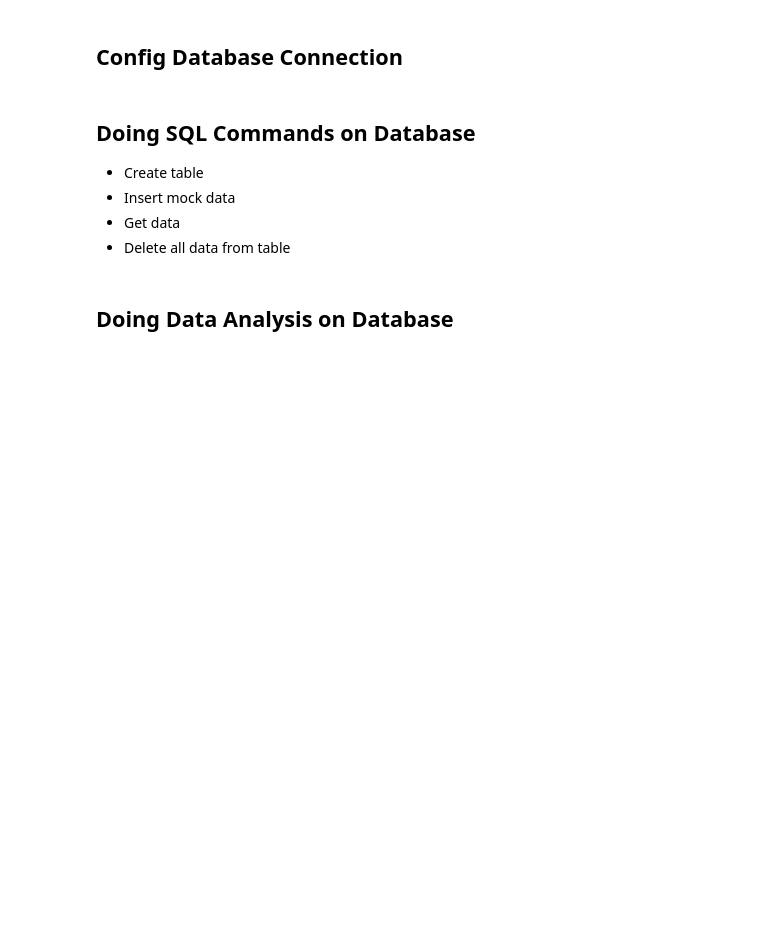
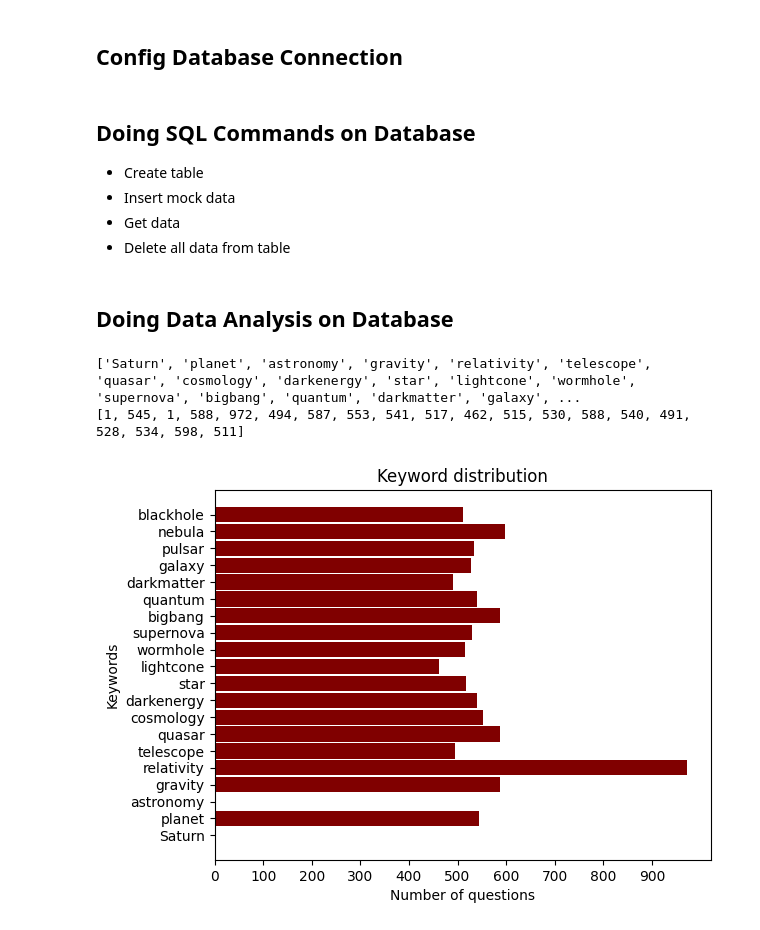
Before and after one commit to ball2004244/LogosDB-Analysis, a Jupyter notebook: test.ipynb, the cells around one changed output. Drawn from its saved outputs; the diff is of its cells as text; code cells hidden in the pictures; blank space fills up the shorter version.

Commit message:
Improved Visualize

```diff
--- a/test.ipynb
+++ b/test.ipynb
@@ -131,20 +131,26 @@ print(len(kw_dict))
 # %%
 # Visualize the distribution of the number of questions for each keyword
 import matplotlib.pyplot as plt
+import numpy as np
 
 kw_list = []
 for key in kw_dict.keys():
     kw_list.append(key)
 
 id_count = []
 for id_list in kw_dict.values():
     id_count.append(len(id_list))
 
 print(kw_list)
 print(id_count)
-plt.barh(id_count. kw_list, color = "maroon", width = 0.2)
-plt.xlabel('Keywords')
-plt.ylabel('Number of questions')
+plt.barh(kw_list, id_count, color = "maroon", height = 0.9)
+plt.xticks(np.arange(0, max(id_count)+1, 100))
+plt.xlabel('Number of questions')
+plt.ylabel('Keywords')
 plt.title('Keyword distribution')
 plt.savefig('keyword_distribution.png')
 plt.show()
+# %% [output]
+['Saturn', 'planet', 'astronomy', 'gravity', 'relativity', 'telescope', 'quasar', 'cosmology', 'darkenergy', 'star', 'lightcone', 'wormhole', 'supernova', 'bigbang', 'quantum', 'darkmatter', 'galaxy', ...
+[1, 545, 1, 588, 972, 494, 587, 553, 541, 517, 462, 515, 530, 588, 540, 491, 528, 534, 598, 511]
+[figure, added]
```
Also changed, not shown: parts of 2 cells of this notebook, 1 other file.
